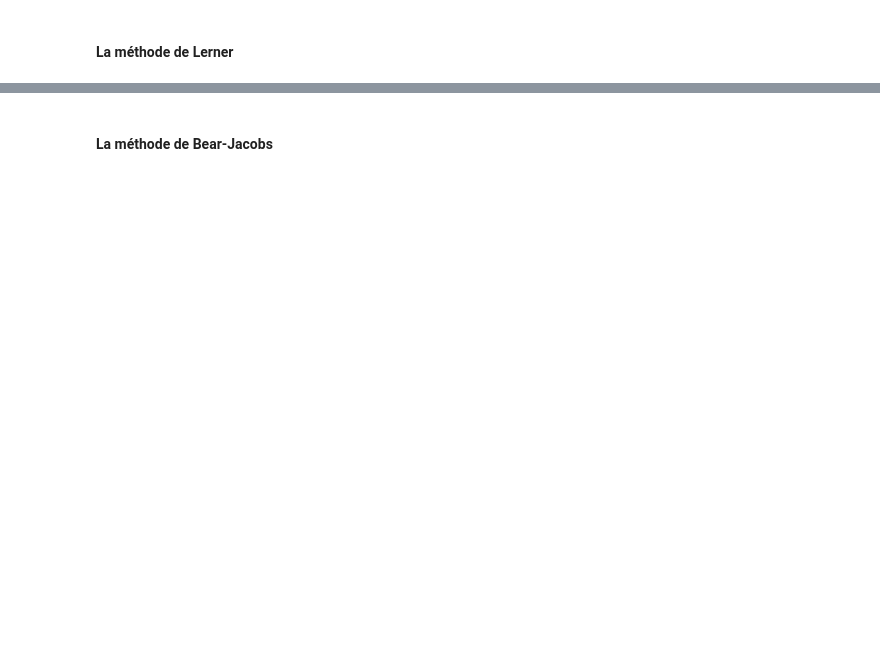
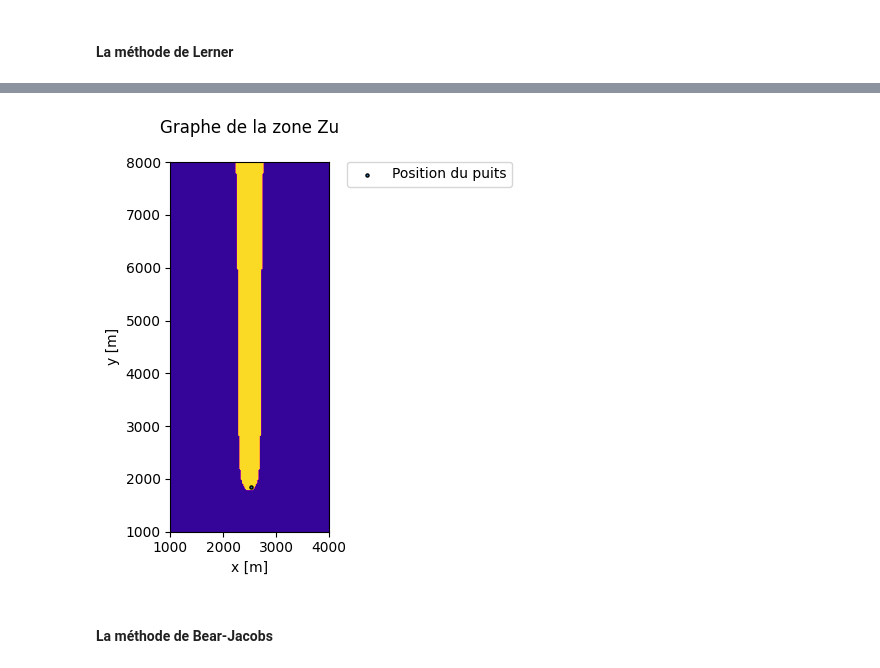
Before and after one commit to DanBJ/zuper, a Jupyter notebook: Examples/04_delimitation_method.ipynb, the cells around one changed output, grey strips where cells are left out. Drawn from its saved outputs; the diff is of its cells as text; code cells hidden in the pictures; blank space fills up the shorter version.

```diff
--- a/Examples/04_delimitation_method.ipynb
+++ b/Examples/04_delimitation_method.ipynb
@@ -127,21 +366,21 @@ def cfr_method(self, PI):
 # %%
-def lerner_method(self, PI):
+def lerner_method(PI):
     # Initiate all parameters that Lerne's solution need to work :
     # R=mean recharge ; b=thickness of aquifer ; T=transmissivity ; n=porosity
     # Q=discharge of well ; xw and yw=position of well in the matrix mesh
     # xmin, xmax, ymin, ymax=minimum and maximum of x-axis and y-axis respectively
     # a = the length of the aquifer ; nx, ny=number of nodes of x-axis and y-axis in the mesh
-    R = self.r_mean
-    b = self.b
-    T = self.k_mean
-    poro = self.poro
-    Q = PI*self.qw
-    xw, yw = self.xw, self.yw
-    xmin, xmax = self.xmin, self.xmax
-    ymin, ymax = self.ymin, self.ymax
+    R = r_mean
+    b = 100
+    T = k_mean
+    poro = 0.3
+    Q = PI*qw
+    #xw, yw = xw, yw
+    #xmin, xmax = xmin, xmax
+    #ymin, ymax = ymin, ymax
     a = (ymax - ymin)
-    nx = self.nbx_nd
-    ny = self.nby_nd
+    nx = nbx_nd
+    ny = nby_nd
 
     # define axis vector in the mesh
     xv = np.linspace(xmin,xmax,nx)
@@ -261,8 +500,24 @@ def lerner_method(self, PI):
             capture[M, jtop:jbot] = 1
 
     # keep Zu zone in "dict_results" and determine coefficients (efficiency and surface)
-    self.dict_results['zu'] = capture[::-1].copy()
-    self.dict_results['zu'].shape = (self.nby_nd, self.nbx_nd)
-    self.tau = np.unique(capture[::-1].copy(), return_counts=True)[1][1]
+    dict_results['zu'] = capture[::-1].copy()
+    dict_results['zu'].shape = (nby_nd, nbx_nd)
+    tau = np.unique(capture[::-1].copy(), return_counts=True)[1][1]
+# %%
+lerner_method(0.8)
+
+plt.figure()
+plt.contourf(x,y,dict_results['zu'], cmap='plasma')
+plt.scatter(xw, yw, s=5, edgecolors='black')
+plt.legend(['Position du puits'], bbox_to_anchor=(2.2,1.02))
+plt.xlabel('x [m]')
+plt.ylabel('y [m]')
+plt.title("Graphe de la zone Zu\n")
+plt.axis([xmin, xmax, ymin, ymax])
+plt.gca().set_aspect('equal', adjustable='box')
+plt.xticks((1000, 2000, 3000, 4000))
+plt.show()
+# %% [output]
+[figure, added]
 # %% [markdown]
 #### La méthode de Bear-Jacobs
```
Also changed, not shown: parts of 16 cells of this notebook.
